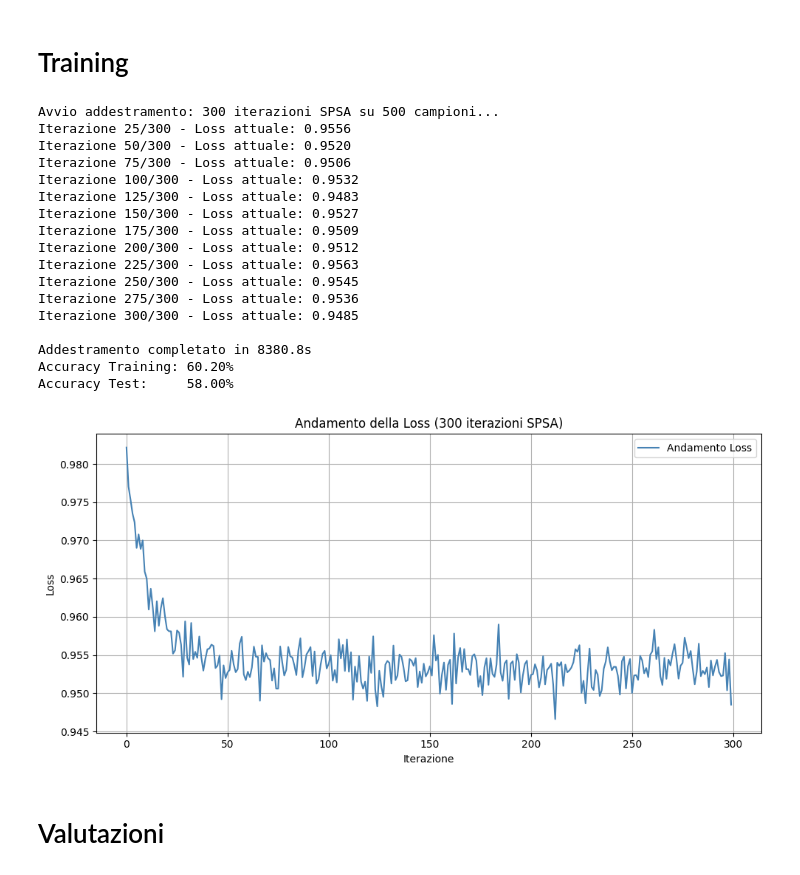
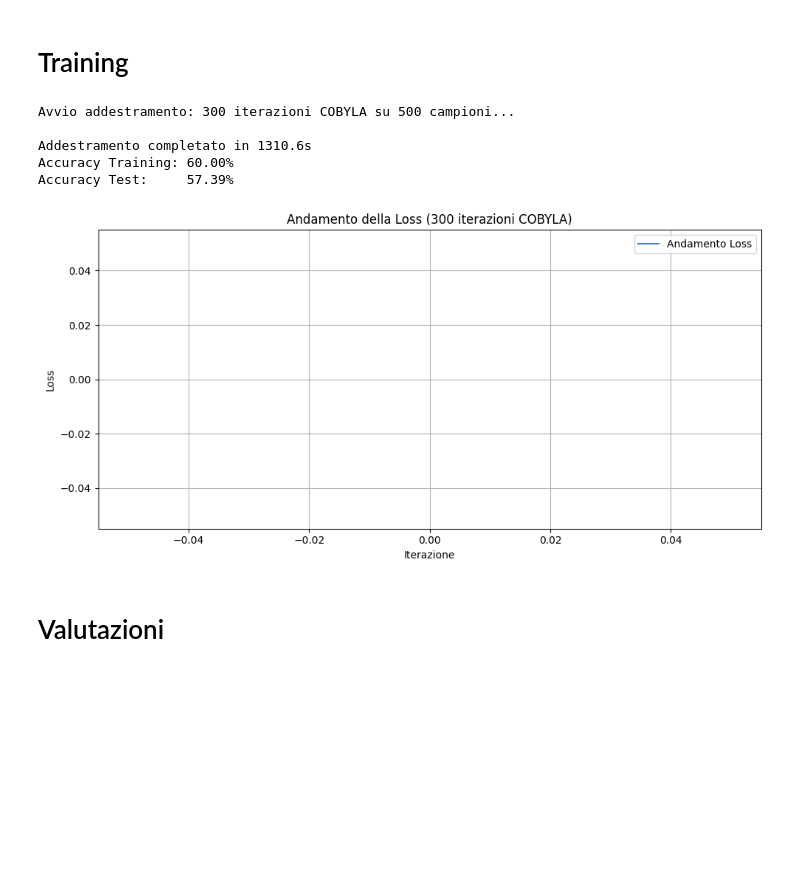
Before and after one commit to MattiaGallucci/HeisenBank, a Jupyter notebook: qml.ipynb, the cells around one changed output. Cells and saved outputs as stored; diff of their text form; code cells hidden in the pictures; blank space fills up the shorter version.

```diff
--- a/qml.ipynb
+++ b/qml.ipynb
@@ -220,44 +228,34 @@ Numero di parametri addestrabili: 18
 # %% [markdown]
 # Setup VQC
 # %%
-from qiskit_algorithms.optimizers import SPSA
+from qiskit_algorithms.optimizers import COBYLA
 from qiskit_machine_learning.algorithms import VQC
 from qiskit.primitives import StatevectorSampler
 
 import matplotlib.pyplot as plt
 from IPython.display import clear_output
 
-# --- Parametri ottimizzati ---
-# Con un dataset piccolo (500 campioni), possiamo fare molte più iterazioni
-# Usiamo una singola run lunga invece di un loop di epoche
+# --- COBYLA: ottimizzatore deterministico, converge meglio di SPSA ---
 maxiter = 300
 loss_values = []
 
 def callback_vqc(*args):
     if len(args) == 5:
-        # Caso SPSA: (nfev, x_next, fx_next, stepsize, accepted)
         obj_value = args[2]
     else:
-        # Caso standard VQC: (weights, loss)
         obj_value = args[1]
 
     loss_values.append(obj_value)
 
-    # Stampa ogni 25 iterazioni
     if len(loss_values) % 25 == 0:
         print(f"Iterazione {len(loss_values)}/{maxiter} - Loss attuale: {obj_value:.4f}")
 
-# --- SPSA con parametri ottimizzati ---
-optimizer = SPSA(
-    maxiter=maxiter,
-    learning_rate=0.05,
-    perturbation=0.1
-)
+optimizer = COBYLA(maxiter=maxiter)
 
-# --- Inizializzazione dei parametri vicino a zero (evita barren plateaus) ---
+# Inizializzazione parametri vicino a zero (evita barren plateaus)
 initial_point = np.random.uniform(-0.1, 0.1, ansatz.num_parameters)
 print(f"Numero parametri: {ansatz.num_parameters}")
-print(f"Iterazioni SPSA: {maxiter}")
+print(f"Iterazioni COBYLA: {maxiter}")
 
 vqc = VQC(
     feature_map=feature_map,
@@ -277,49 +275,36 @@ Iterazioni SPSA: 300
 # Training
 # %%
 import time
-# --- Training diretto: una singola run con 300 iterazioni SPSA ---
-# Con 500 campioni questo è MOLTO più veloce che 50 iter x 5 epoche su 22k campioni
-print(f"Avvio addestramento: {maxiter} iterazioni SPSA su {X_train.shape[0]} campioni...")
+
+print(f"Avvio addestramento: {maxiter} iterazioni COBYLA su {X_train.shape[0]} campioni...")
 start_time = time.time()
+
 vqc.fit(X_train, y_train)
+
 duration = time.time() - start_time
 print(f"\nAddestramento completato in {duration:.1f}s")
 
-# Score finale
 test_score = vqc.score(X_test, y_test)
 train_score = vqc.score(X_train, y_train)
 print(f"Accuracy Training: {train_score:.2%}")
 print(f"Accuracy Test:     {test_score:.2%}")
 
-# --- GRAFICO LOSS ---
 plt.figure(figsize=(10, 5))
 plt.plot(loss_values, label='Andamento Loss', color='steelblue')
-plt.title(f'Andamento della Loss ({maxiter} iterazioni SPSA)')
+plt.title(f'Andamento della Loss ({maxiter} iterazioni COBYLA)')
 plt.xlabel('Iterazione')
 plt.ylabel('Loss')
 plt.legend()
 plt.grid(True)
 plt.tight_layout()
 plt.show()
 # %% [output]
-Avvio addestramento: 300 iterazioni SPSA su 500 campioni...
-Iterazione 25/300 - Loss attuale: 0.9556
-Iterazione 50/300 - Loss attuale: 0.9520
-Iterazione 75/300 - Loss attuale: 0.9506
-Iterazione 100/300 - Loss attuale: 0.9532
-Iterazione 125/300 - Loss attuale: 0.9483
-Iterazione 150/300 - Loss attuale: 0.9527
-Iterazione 175/300 - Loss attuale: 0.9509
-Iterazione 200/300 - Loss attuale: 0.9512
-Iterazione 225/300 - Loss attuale: 0.9563
-Iterazione 250/300 - Loss attuale: 0.9545
-Iterazione 275/300 - Loss attuale: 0.9536
-Iterazione 300/300 - Loss attuale: 0.9485
+Avvio addestramento: 300 iterazioni COBYLA su 500 campioni...
 
-Addestramento completato in 8380.8s
-Accuracy Training: 60.20%
-Accuracy Test:     58.00%
+Addestramento completato in 1310.6s
+Accuracy Training: 60.00%
+Accuracy Test:     57.39%
-[figure, old version]
+[figure, new version]
 # %% [markdown]
 # Valutazioni
 # %%
```
Also changed, not shown: parts of 6 cells of this notebook, 2 other files.
